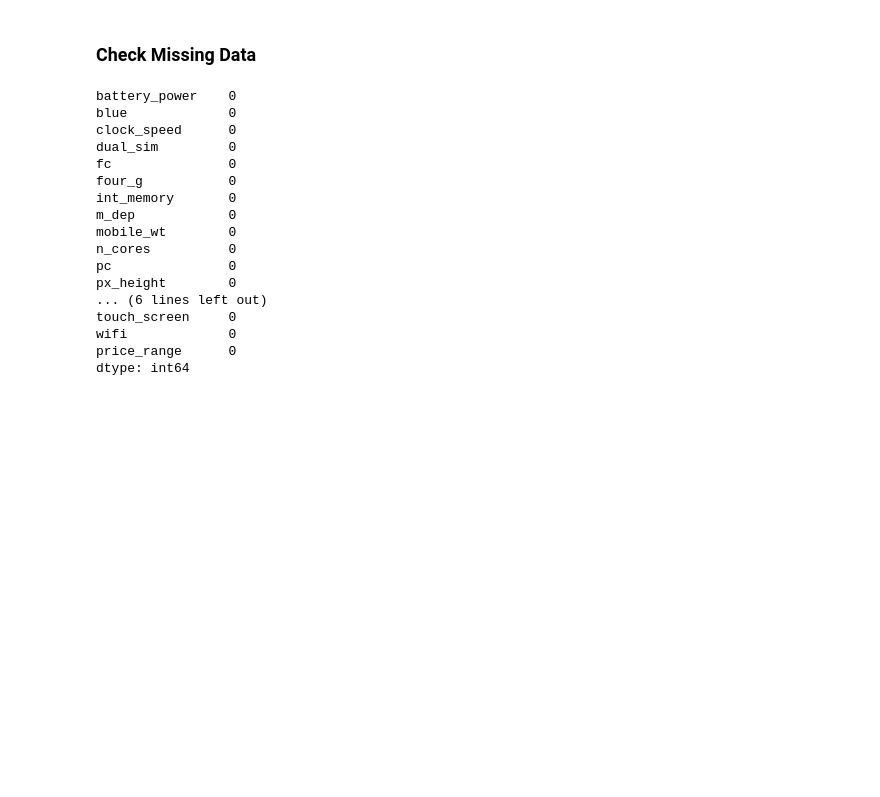
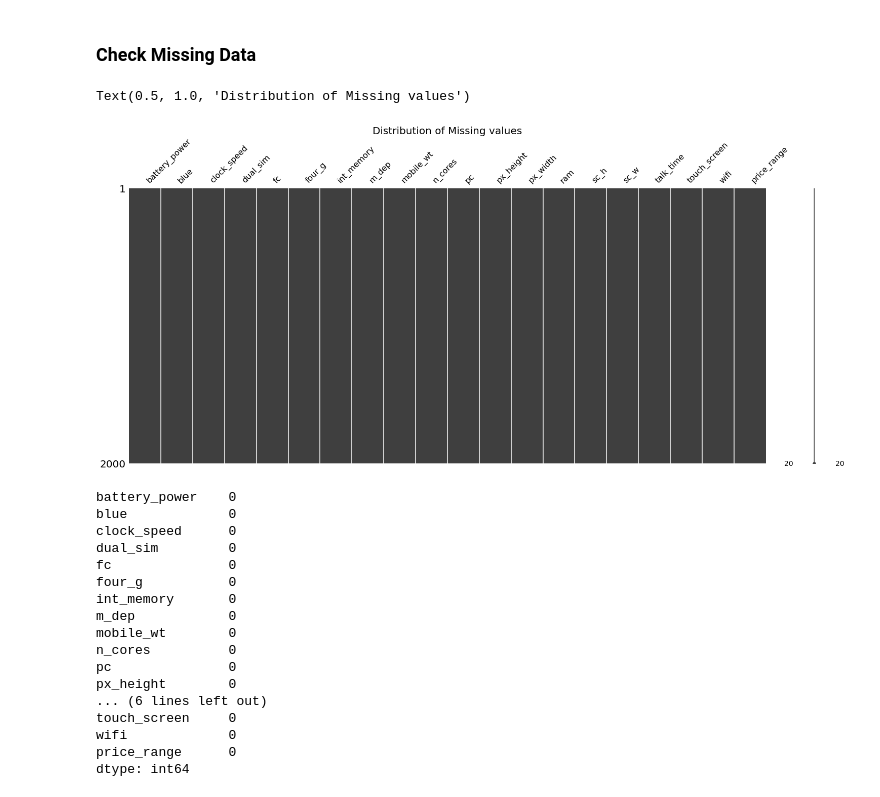
Before and after one commit to lukeeees/ADMN5016_2022, a Jupyter notebook: ADMN5016 Assignment/Project/Mobile Pricing.ipynb, the cells around one changed output. Saved outputs shown, nothing was run; the diff lists cells and outputs as text; code cells hidden in the pictures; blank space fills up the shorter version.

```diff
--- a/ADMN5016 Assignment/Project/Mobile Pricing.ipynb
+++ b/ADMN5016 Assignment/Project/Mobile Pricing.ipynb
@@ -138,6 +138,12 @@ Name: price_range, dtype: int64
 ## Check data Validity
 # %% [markdown]
 ### Check Missing Data
+# %%
+msno.matrix(df)
+plt.title('Distribution of Missing values',fontsize = 20)
+# %% [output]
+Text(0.5, 1.0, 'Distribution of Missing values')
+[figure, added]
 # %%
 df.isnull().sum()
 # %% [output]
```
Also changed, not shown: parts of 25 cells of this notebook, 3 other files.
